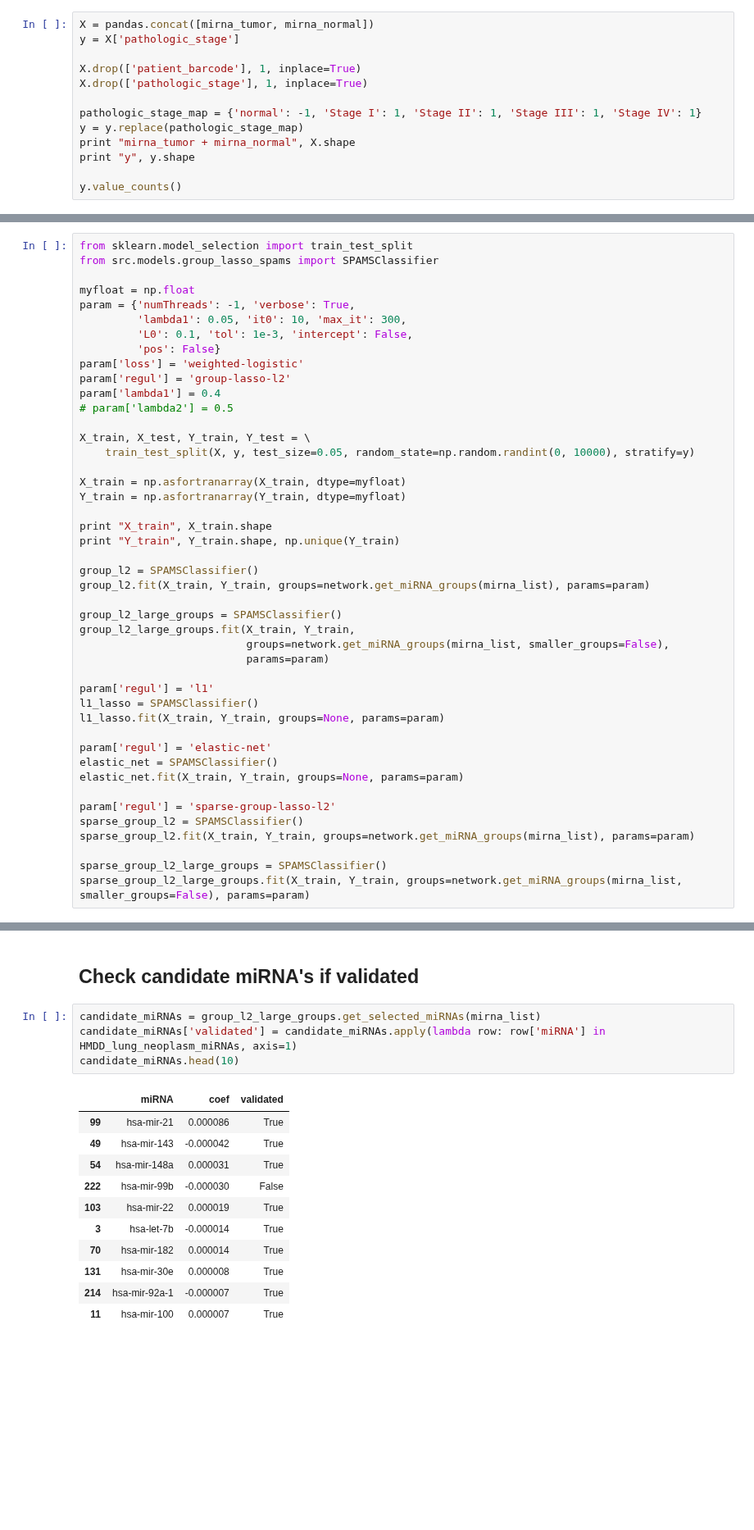
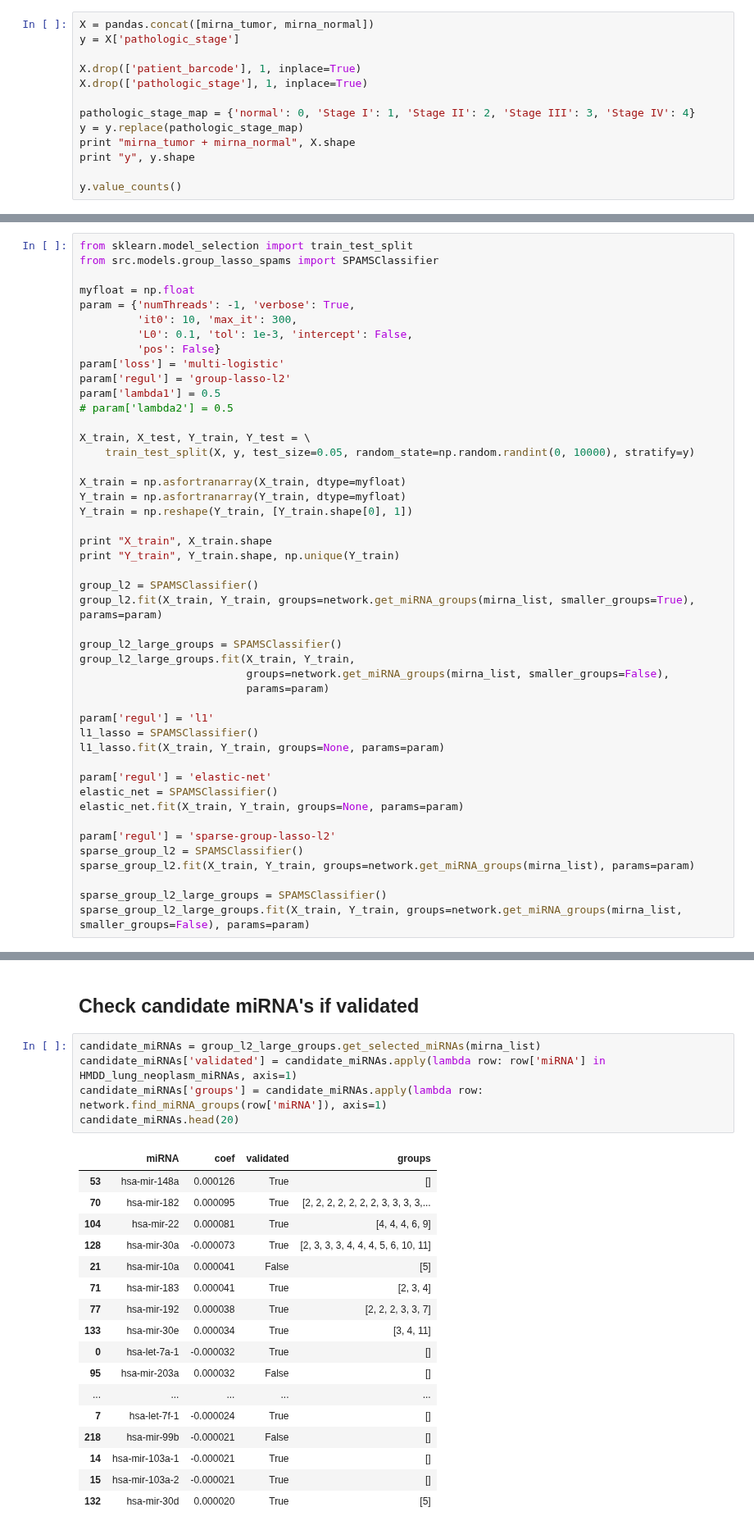
Before and after one commit to JonnyTran/microRNA-Lung-Cancer-Associations, a Jupyter notebook: notebooks/miRNA-gene_exp.ipynb, the cells around one changed output, grey strips where cells are left out. Shown at 82% size. Cells and saved outputs as stored; diff of their text form; blank space fills up the shorter version.

```diff
--- a/notebooks/miRNA-gene_exp.ipynb
+++ b/notebooks/miRNA-gene_exp.ipynb
@@ -296,7 +296,7 @@ y = X['pathologic_stage']
 X.drop(['patient_barcode'], 1, inplace=True)
 X.drop(['pathologic_stage'], 1, inplace=True)
 
-pathologic_stage_map = {'normal': -1, 'Stage I': 1, 'Stage II': 1, 'Stage III': 1, 'Stage IV': 1}
+pathologic_stage_map = {'normal': 0, 'Stage I': 1, 'Stage II': 2, 'Stage III': 3, 'Stage IV': 4}
 y = y.replace(pathologic_stage_map)
 print "mirna_tumor + mirna_normal", X.shape
 print "y", y.shape
@@ -316,12 +319,12 @@ from src.models.group_lasso_spams import SPAMSClassifier
 
 myfloat = np.float
 param = {'numThreads': -1, 'verbose': True,
-         'lambda1': 0.05, 'it0': 10, 'max_it': 300,
+         'it0': 10, 'max_it': 300,
          'L0': 0.1, 'tol': 1e-3, 'intercept': False,
          'pos': False}
-param['loss'] = 'weighted-logistic'
+param['loss'] = 'multi-logistic'
 param['regul'] = 'group-lasso-l2'
-param['lambda1'] = 0.4
+param['lambda1'] = 0.5
 # param['lambda2'] = 0.5
 
 X_train, X_test, Y_train, Y_test = \
@@ -329,12 +332,13 @@ X_train, X_test, Y_train, Y_test = \
 
 X_train = np.asfortranarray(X_train, dtype=myfloat)
 Y_train = np.asfortranarray(Y_train, dtype=myfloat)
+Y_train = np.reshape(Y_train, [Y_train.shape[0], 1])
 
 print "X_train", X_train.shape
 print "Y_train", Y_train.shape, np.unique(Y_train)
 
 group_l2 = SPAMSClassifier()
-group_l2.fit(X_train, Y_train, groups=network.get_miRNA_groups(mirna_list), params=param)
+group_l2.fit(X_train, Y_train, groups=network.get_miRNA_groups(mirna_list, smaller_groups=True), params=param)
 
 group_l2_large_groups = SPAMSClassifier()
 group_l2_large_groups.fit(X_train, Y_train,
@@ -451,16 +464,23 @@ pandas.DataFrame([[name,
 # %%
 candidate_miRNAs = group_l2_large_groups.get_selected_miRNAs(mirna_list)
 candidate_miRNAs['validated'] = candidate_miRNAs.apply(lambda row: row['miRNA'] in HMDD_lung_neoplasm_miRNAs, axis=1)
-candidate_miRNAs.head(10)
+candidate_miRNAs['groups'] = candidate_miRNAs.apply(lambda row: network.find_miRNA_groups(row['miRNA']), axis=1)
+candidate_miRNAs.head(20)
 # %% [output]
-|  | miRNA | coef | validated |
-| 99 | hsa-mir-21 | 0.000086 | True |
-| 49 | hsa-mir-143 | -0.000042 | True |
-| 54 | hsa-mir-148a | 0.000031 | True |
-| 222 | hsa-mir-99b | -0.000030 | False |
-| 103 | hsa-mir-22 | 0.000019 | True |
-| 3 | hsa-let-7b | -0.000014 | True |
-| 70 | hsa-mir-182 | 0.000014 | True |
-| 131 | hsa-mir-30e | 0.000008 | True |
-| 214 | hsa-mir-92a-1 | -0.000007 | True |
-| 11 | hsa-mir-100 | 0.000007 | True |
+|  | miRNA | coef | validated | groups |
+| 53 | hsa-mir-148a | 0.000126 | True | [] |
+| 70 | hsa-mir-182 | 0.000095 | True | [2, 2, 2, 2, 2, 2, 2, 3, 3, 3, 3,... |
+| 104 | hsa-mir-22 | 0.000081 | True | [4, 4, 4, 6, 9] |
+| 128 | hsa-mir-30a | -0.000073 | True | [2, 3, 3, 3, 4, 4, 4, 5, 6, 10, 11] |
+| 21 | hsa-mir-10a | 0.000041 | False | [5] |
+| 71 | hsa-mir-183 | 0.000041 | True | [2, 3, 4] |
+| 77 | hsa-mir-192 | 0.000038 | True | [2, 2, 2, 3, 3, 7] |
+| 133 | hsa-mir-30e | 0.000034 | True | [3, 4, 11] |
+| 0 | hsa-let-7a-1 | -0.000032 | True | [] |
+| 95 | hsa-mir-203a | 0.000032 | False | [] |
+| ... | ... | ... | ... | ... |
+| 7 | hsa-let-7f-1 | -0.000024 | True | [] |
+| 218 | hsa-mir-99b | -0.000021 | False | [] |
+| 14 | hsa-mir-103a-1 | -0.000021 | True | [] |
+| 15 | hsa-mir-103a-2 | -0.000021 | True | [] |
+| 132 | hsa-mir-30d | 0.000020 | True | [5] |
```
Also changed, not shown: parts of 8 cells of this notebook, 2 other files.
